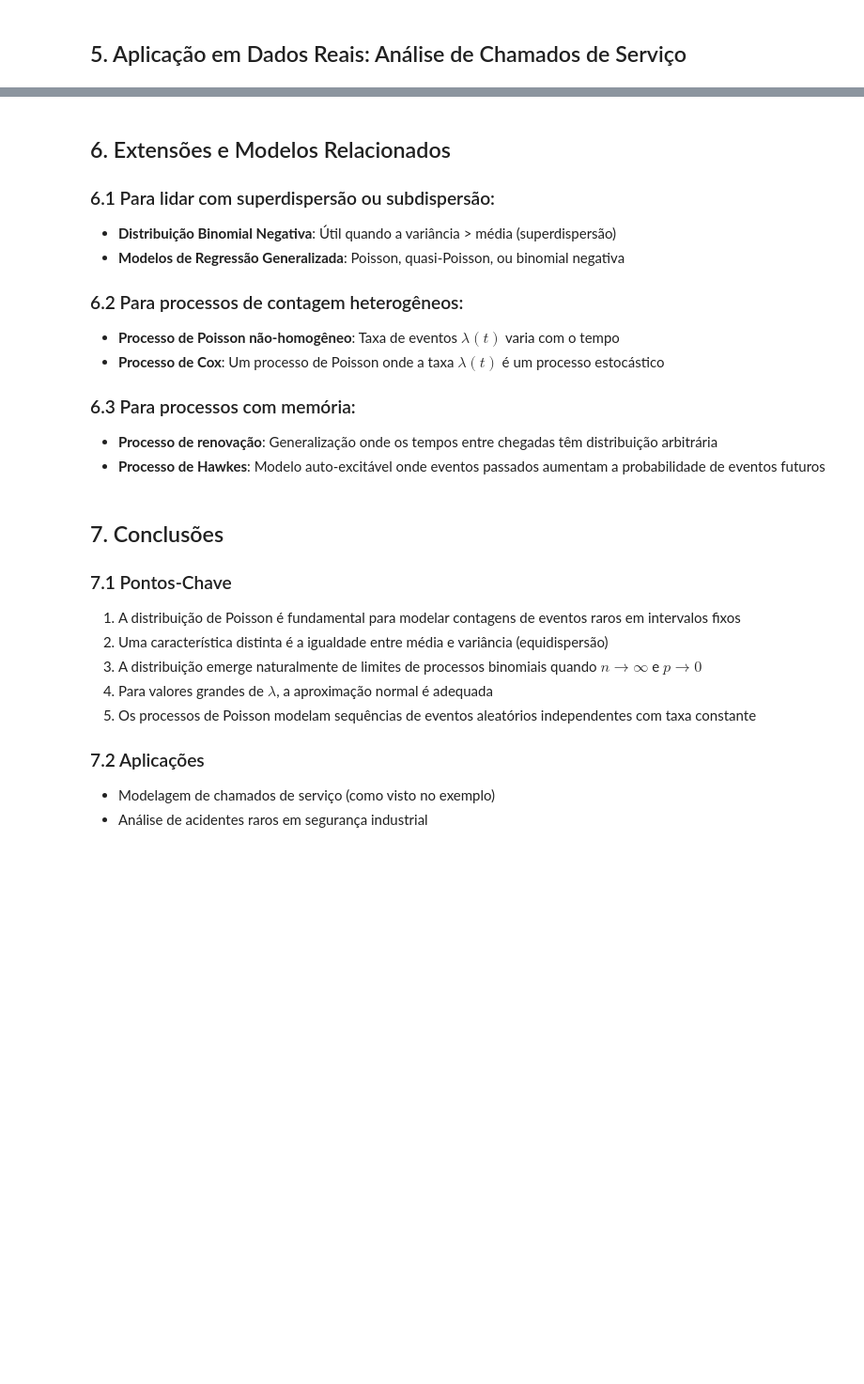
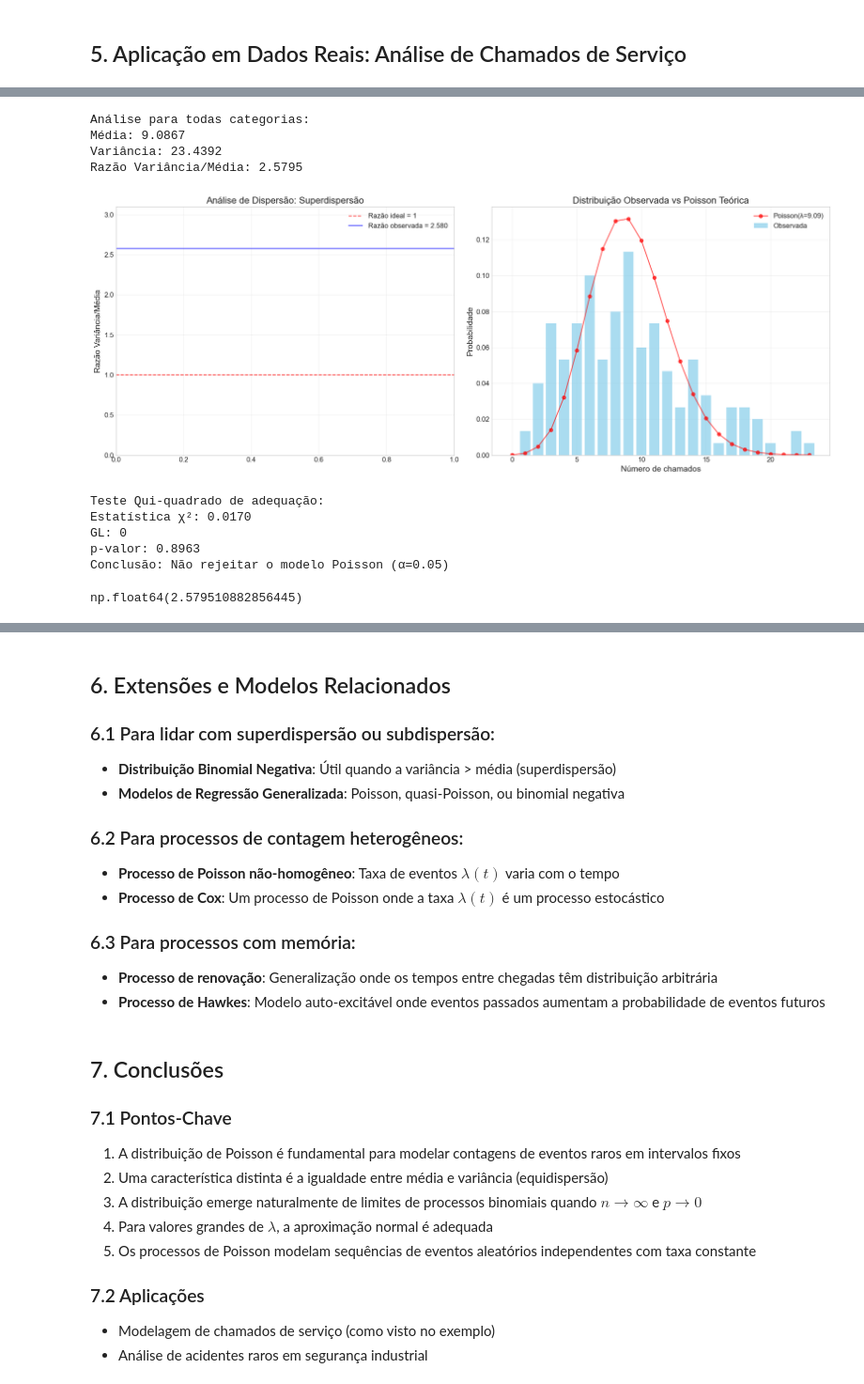
Before and after one commit to jesseff20/statistics-for-data, a Jupyter notebook: notebooks/01_probability/poisson_counts.ipynb, the cells around one changed output, grey strips where cells are left out. Shown at 94% size. Drawn from its saved outputs; the diff is of its cells as text; code cells hidden in the pictures; blank space fills up the shorter version.

```diff
--- a/notebooks/01_probability/poisson_counts.ipynb
+++ b/notebooks/01_probability/poisson_counts.ipynb
@@ -586,18 +676,23 @@ class PoissonModelTester:
         # Combinar categorias com baixa contagem esperada
         mask = exp_counts >= 5
         if not all(mask) and len(exp_counts) > 1:
-            cutoff = np.where(~mask)[0][0]
+            cutoff_indices = np.where(~mask)[0]
+            if len(cutoff_indices) > 0:
+                cutoff = cutoff_indices[0]
 
-            # Se cutoff for 0, incrementar para pelo menos 1
-            cutoff = max(1, cutoff)
+                # Se cutoff for 0, incrementar para pelo menos 1
+                cutoff = max(1, min(cutoff, len(obs_counts) - 1))
 
-            # Condensar
-            if cutoff < len(obs_counts):
-                obs_tail = sum(obs_counts[cutoff:])
-                exp_tail = sum(exp_counts[cutoff:])
+                # Condensar
+                if cutoff < len(obs_counts):
+                    obs_tail = sum(obs_counts[cutoff:])
+                    exp_tail = sum(exp_counts[cutoff:])
 
-                obs_counts_adj = np.append(obs_counts[:cutoff], obs_tail)
-                exp_counts_adj = np.append(exp_counts[:cutoff], exp_tail)
+                    obs_counts_adj = np.append(obs_counts[:cutoff], obs_tail)
+                    exp_counts_adj = np.append(exp_counts[:cutoff], exp_tail)
+                else:
+                    obs_counts_adj = obs_counts
+                    exp_counts_adj = exp_counts
             else:
                 obs_counts_adj = obs_counts
                 exp_counts_adj = exp_counts
@@ -614,6 +709,11 @@ class PoissonModelTester:
         # Verificar se temos dados suficientes para o teste
         if len(obs_counts_adj) > 1 and all(exp_counts_adj > 0):
             try:
+                # Garantir que as frequências esperadas somem igual às observadas
+                # (isso é necessário para o teste qui-quadrado)
+                if abs(sum(obs_counts_adj) - sum(exp_counts_adj)) > 1e-10:
+                    exp_counts_adj = exp_counts_adj * (sum(obs_counts_adj) / sum(exp_counts_adj))
+
                 from scipy.stats import chisquare
                 chi2_stat, p_value = chisquare(obs_counts_adj, exp_counts_adj)
 
@@ -624,6 +724,10 @@ class PoissonModelTester:
                 print(f"Conclusão: {'Não rejeitar' if p_value > 0.05 else 'Rejeitar'} o modelo Poisson (α=0.05)")
             except Exception as e:
                 print(f"\nNão foi possível realizar o teste qui-quadrado: {e}")
+                print("Detalhes de diagnóstico:")
+                print(f"- Soma das contagens observadas: {sum(obs_counts_adj)}")
+                print(f"- Soma das contagens esperadas: {sum(exp_counts_adj)}")
+                print(f"- Diferença absoluta: {abs(sum(obs_counts_adj) - sum(exp_counts_adj))}")
         else:
             print("\nDados insuficientes para teste qui-quadrado")
 
@@ -634,33 +738,45 @@ class PoissonModelTester:
         if self.category_column is None:
             print("Nenhuma coluna de categoria especificada.")
             return
 
         categories = self.data[self.category_column].unique()
         results = []
 
         for category in categories:
             ratio = self.test_poisson_assumptions(category)
             results.append((category, ratio))
 
         # Tabela resumo
         results_df = pd.DataFrame(results, columns=['Categoria', 'Var/Média'])
         results_df['Ajuste Poisson'] = results_df['Var/Média'].apply(
             lambda x: 'Bom (equidispersão)' if 0.8 <= x <= 1.2 else
             ('Ruim (subdispersão)' if x < 0.8 else 'Ruim (superdispersão)')
         )
 
         print("\nResumo do ajuste do modelo Poisson por categoria:")
         display(results_df)
 
 # Criar e utilizar o testador
 model_tester = PoissonModelTester(
     data=calls_df,
     count_column='Contagem',
     category_column='Categoria'
 )
 
 # Testar para todas as categorias combinadas
 model_tester.test_poisson_assumptions()
+# %% [output]
+Análise para todas categorias:
+Média: 9.0867
+Variância: 23.4392
+Razão Variância/Média: 2.5795
+[figure, added]
+Teste Qui-quadrado de adequação:
+Estatística χ²: 0.0170
+GL: 0
+p-valor: 0.8963
+Conclusão: Não rejeitar o modelo Poisson (α=0.05)
+np.float64(2.579510882856445)
 # %%
 # Testar para cada categoria individual
 model_tester.test_all_categories()
```
Also changed, not shown: parts of 9 cells of this notebook, 7 other files.
